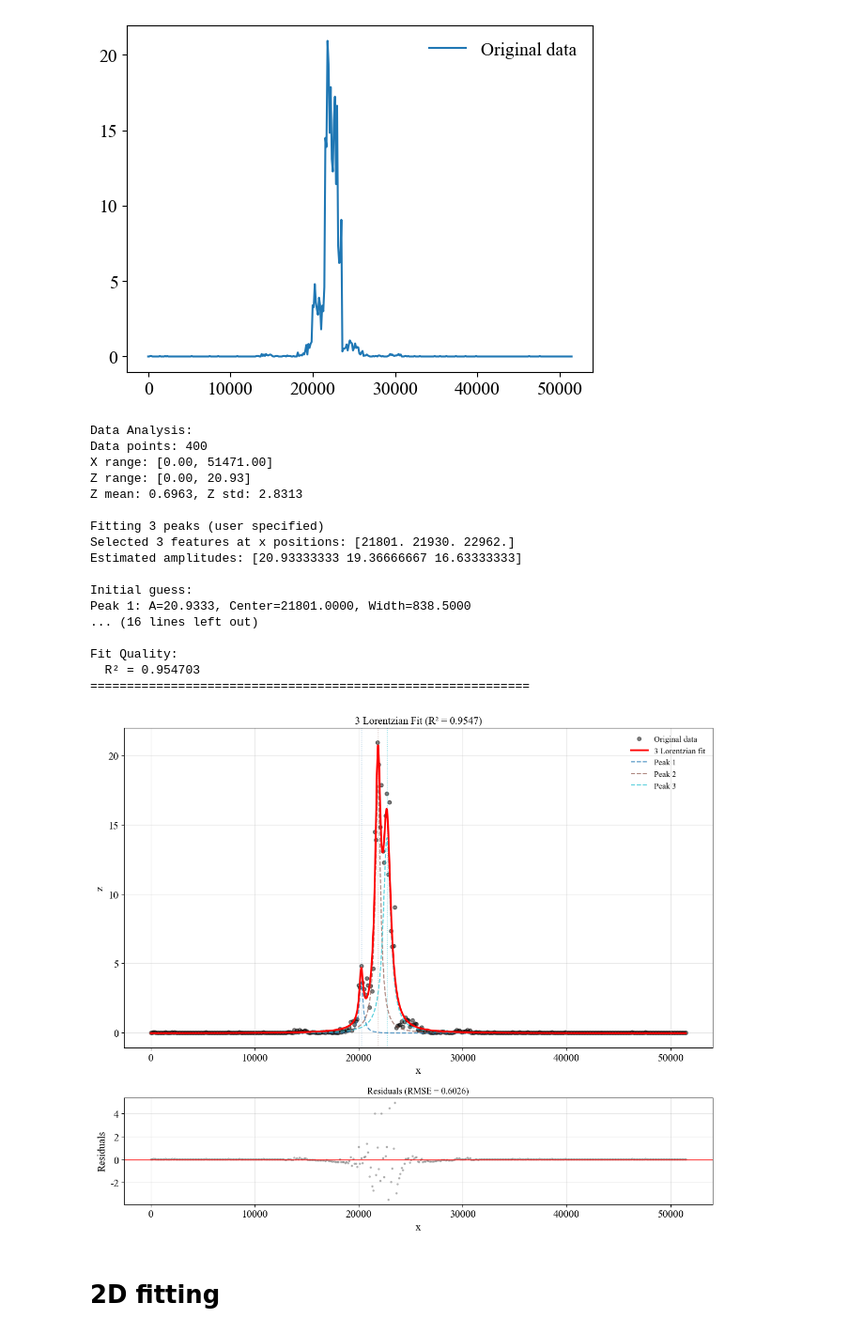
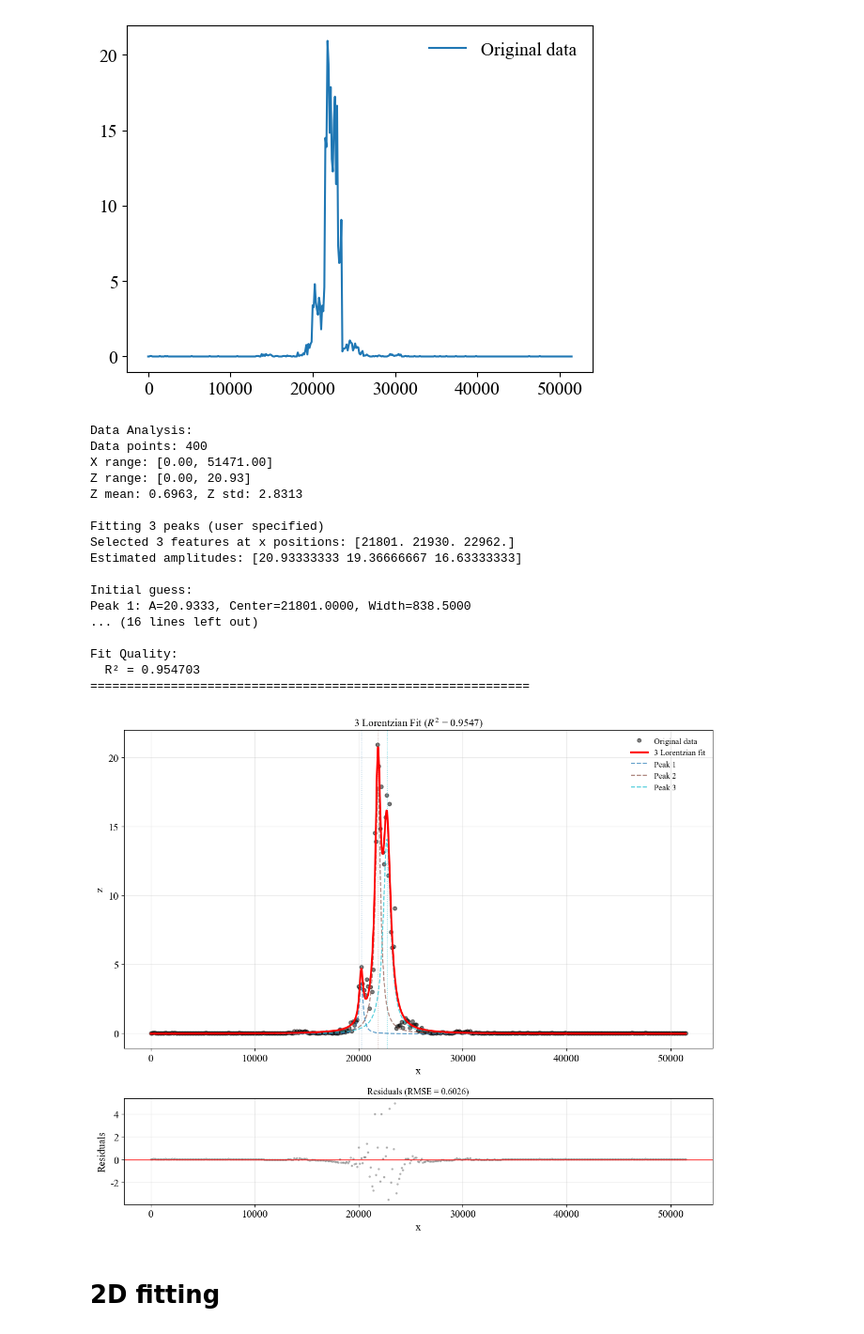
Before and after one commit to FENG-MengLong/ExperimentCode, a Jupyter notebook: fitting_test.ipynb, the cells around one changed output. Shown at 94% size. Cells and saved outputs as stored; diff of their text form; code cells hidden in the pictures.

```diff
--- a/fitting_test.ipynb
+++ b/fitting_test.ipynb
@@ -12,14 +12,14 @@ rcParams['font.family'] = 'Times New Roman'
 rcParams['mathtext.fontset'] = 'stix'
 rcParams['axes.unicode_minus'] = False
 rcParams.update({
-	'font.size': 14,
-	'axes.titlesize': 14,
-	'axes.labelsize': 14,
-	'xtick.labelsize': 14,
-	'ytick.labelsize': 14,
-	'legend.fontsize': 14,
-	'figure.titlesize': 14,
-	'legend.frameon': False,
+    'font.size': 14,         # base font size
+    'axes.titlesize': 14,
+    'axes.labelsize': 14,
+    'xtick.labelsize': 14,
+    'ytick.labelsize': 14,
+    'legend.fontsize': 12,   # legend a bit smaller
+    'figure.titlesize': 14,
+    'legend.frameon': False,
 })
 # %% [markdown]
 # 1D fitting
@@ -329,7 +329,7 @@ if best_popt is not None:
 
     # Calculate individual Lorentzian peaks
     z_peaks_fit = []
-    colors = plt.cm.tab10(np.linspace(0, 1, num_peaks))
+    colors = plt.get_cmap('tab10')(np.linspace(0, 1, num_peaks))
     for i, params in enumerate(peak_params):
         z_peak = lorentzian(x_fit, params['A'], params['x0'], params['gamma']) + offset
         z_peaks_fit.append(z_peak)
@@ -368,11 +368,11 @@ if best_popt is not None:
         # Mark peak centers
         ax1.axvline(params['x0'], color=color, linestyle=':', alpha=0.5, linewidth=1)
 
-    ax1.set_xlabel('x', fontsize=14)
-    ax1.set_ylabel('z', fontsize=14)
-    ax1.legend(fontsize=11, loc='best')
+    ax1.set_xlabel('x')
+    ax1.set_ylabel('z')
+    ax1.legend(loc='best')
     ax1.grid(True, alpha=0.3)
-    ax1.set_title(f'{num_peaks} Lorentzian Fit (R² = {best_r2:.4f})', fontsize=14)
+    ax1.set_title(f'{num_peaks} Lorentzian Fit ($R^2$ = {best_r2:.4f})')
 
     # Residual plot
     z_pred = multi_lorentzian(x, *popt)
@@ -381,34 +381,34 @@ if best_popt is not None:
     ax2.axhline(0, color='r', linestyle='-', linewidth=1)
     ax2.set_xlabel('x', fontsize=14)
     ax2.set_ylabel('Residuals', fontsize=14)
     ax2.grid(True, alpha=0.3)
     rmse = np.sqrt(np.mean((z - z_pred)**2))
     ax2.set_title(f'Residuals (RMSE = {rmse:.4f})', fontsize=12)
 
     plt.tight_layout()
     plt.show()
 
 else:
     print("All fitting strategies failed!")
 # %% [output]
 Data Analysis:
 Data points: 400
 X range: [0.00, 51471.00]
 Z range: [0.00, 20.93]
 Z mean: 0.6963, Z std: 2.8313
 
 Fitting 3 peaks (user specified)
 Selected 3 features at x positions: [21801. 21930. 22962.]
 Estimated amplitudes: [20.93333333 19.36666667 16.63333333]
 
 Initial guess:
 Peak 1: A=20.9333, Center=21801.0000, Width=838.5000
 ... (16 lines left out)
 
 Fit Quality:
   R² = 0.954703
 ============================================================
-[figure, old version]
+[figure, new version]
 # %% [markdown]
 # 2D fitting
 # %%
```
Also changed, not shown: parts of 5 cells of this notebook, 1 other file.
